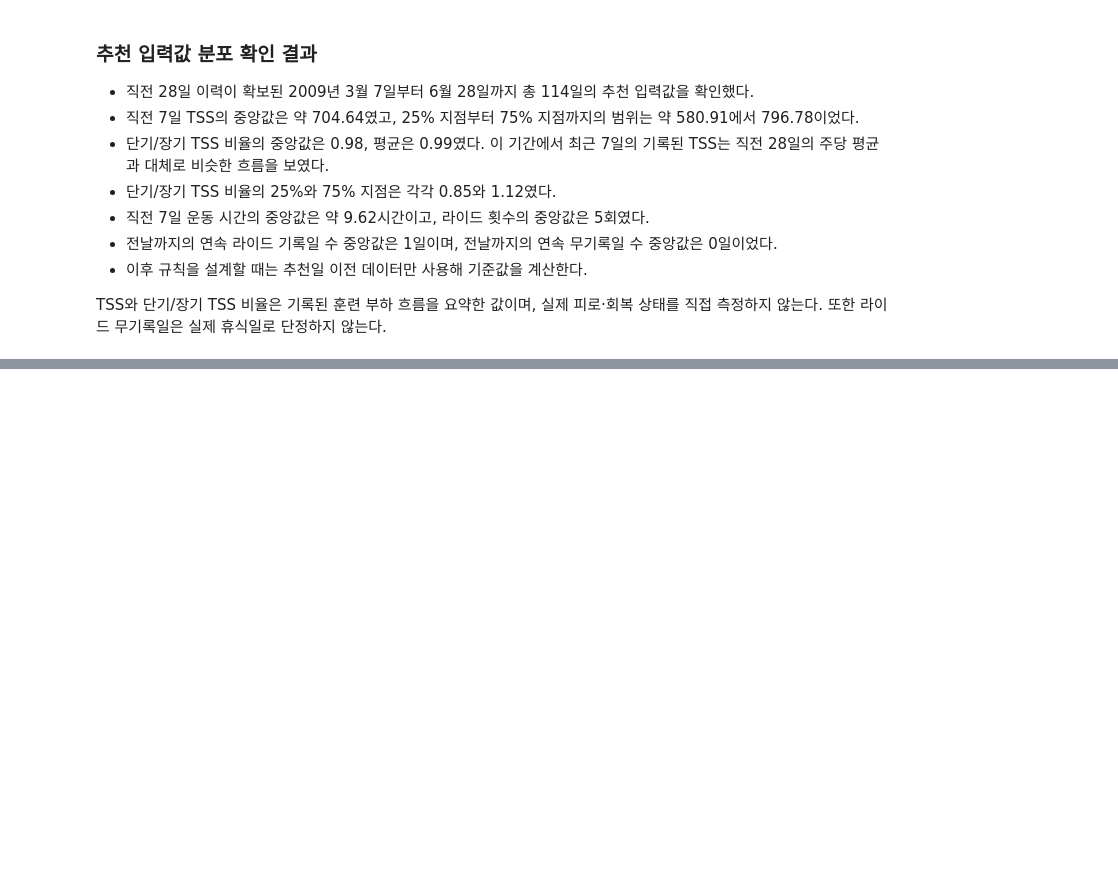
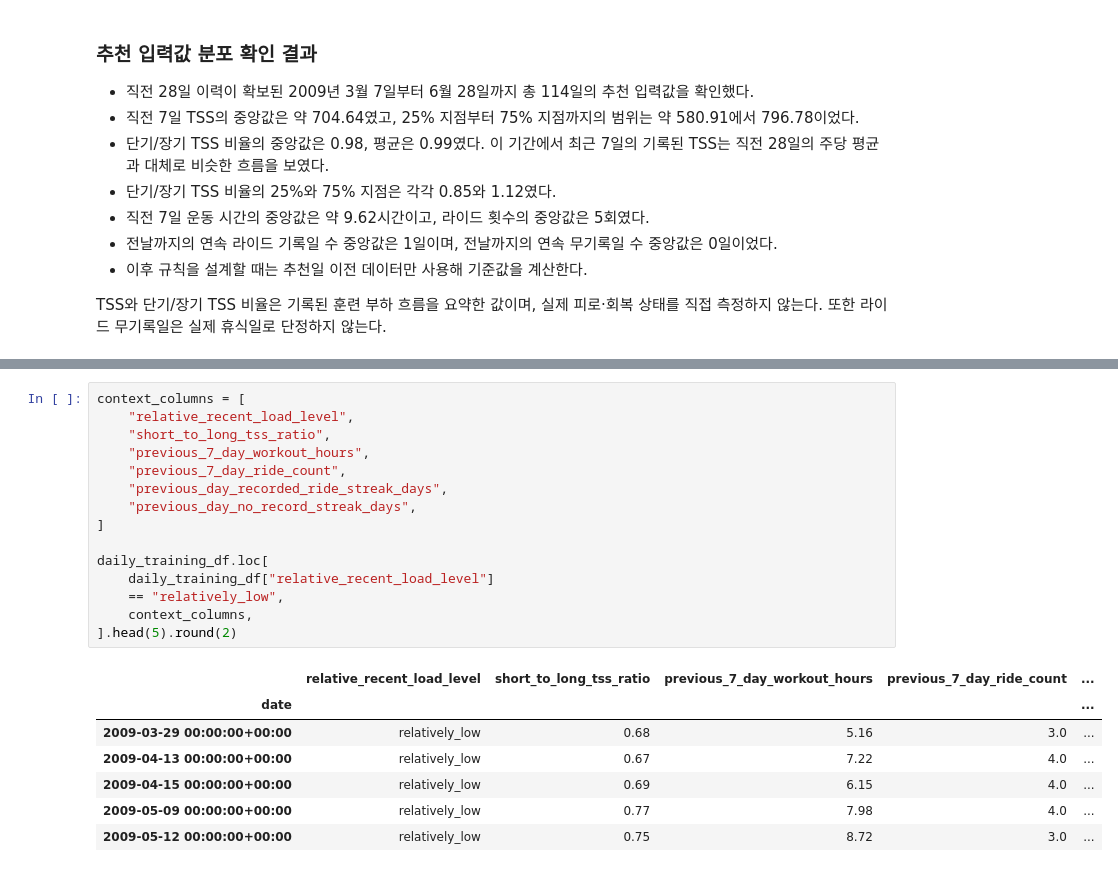
Before and after one commit to jhh0107gsc-hub/cycling, a Jupyter notebook: notebooks/03_recommendation_features.ipynb, the cells around one changed output, grey strips where cells are left out. Drawn from its saved outputs; the diff is of its cells as text; blank space fills up the shorter version.

```diff
--- a/notebooks/03_recommendation_features.ipynb
+++ b/notebooks/03_recommendation_features.ipynb
@@ -454,0 +579,23 @@ TSS와 단기/장기 TSS 비율은 기록된 훈련 부하 흐름을 요약한
+# %%
+context_columns = [
+    "relative_recent_load_level",
+    "short_to_long_tss_ratio",
+    "previous_7_day_workout_hours",
+    "previous_7_day_ride_count",
+    "previous_day_recorded_ride_streak_days",
+    "previous_day_no_record_streak_days",
+]
+
+daily_training_df.loc[
+    daily_training_df["relative_recent_load_level"]
+    == "relatively_low",
+    context_columns,
+].head(5).round(2)
+# %% [output]
+|  | relative_recent_load_level | short_to_long_tss_ratio | previous_7_day_workout_hours | previous_7_day_ride_count | ... |
+| date |  |  |  |  | ... |
+| 2009-03-29 00:00:00+00:00 | relatively_low | 0.68 | 5.16 | 3.0 | ... |
+| 2009-04-13 00:00:00+00:00 | relatively_low | 0.67 | 7.22 | 4.0 | ... |
+| 2009-04-15 00:00:00+00:00 | relatively_low | 0.69 | 6.15 | 4.0 | ... |
+| 2009-05-09 00:00:00+00:00 | relatively_low | 0.77 | 7.98 | 4.0 | ... |
+| 2009-05-12 00:00:00+00:00 | relatively_low | 0.75 | 8.72 | 3.0 | ... |
```
Also changed, not shown: parts of 7 cells of this notebook.
